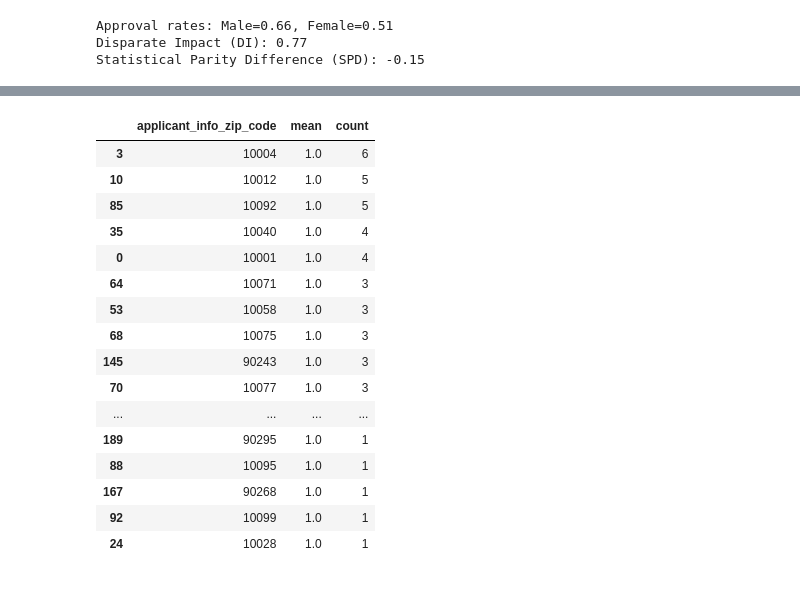
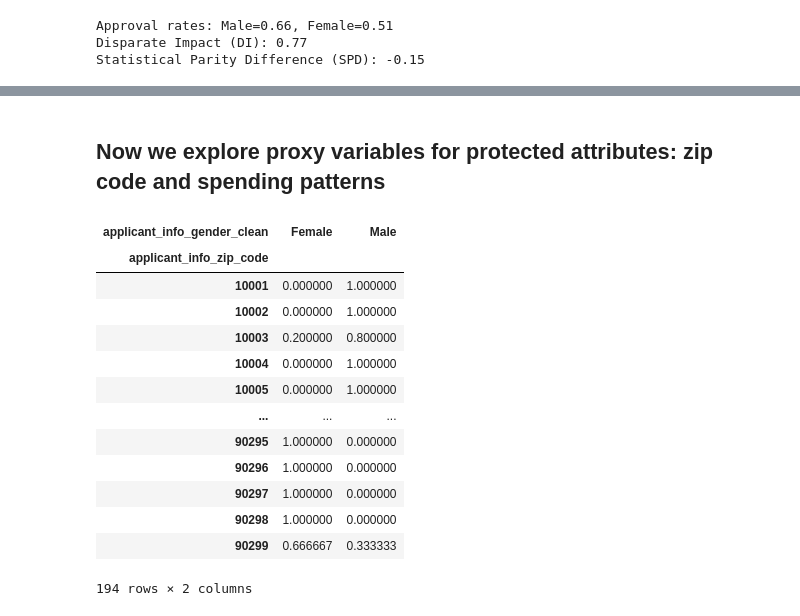
Before and after one commit to RubenVet9938/dego-project-team8, a Jupyter notebook: notebooks/02-bias-analysis.ipynb, the cells around one changed output, grey strips where cells are left out. Saved outputs shown, nothing was run; the diff lists cells and outputs as text; code cells hidden in the pictures; blank space fills up the shorter version.

Commit message:
-finished spending pattern analysis
-tidied up notebook for presentation

```diff
--- a/notebooks/02-bias-analysis.ipynb
+++ b/notebooks/02-bias-analysis.ipynb
@@ -365,20 +373,26 @@ sns.histplot(data=df_explore_zip_code_bias, x="mean")
+# %% [markdown]
+## Now we explore proxy variables for protected attributes: zip code and spending patterns
 # %%
-df_explore_zip_code_bias[df_explore_zip_code_bias['mean'] == 1].sort_values('count', ascending=False)
+zip_gender = (
+    df_analysis
+    .groupby("applicant_info_zip_code")["applicant_info_gender_clean"]
+    .value_counts(normalize=True)
+    .unstack()
+).fillna(0)
+
+zip_gender
 # %% [output]
-|  | applicant_info_zip_code | mean | count |
-| 3 | 10004 | 1.0 | 6 |
-| 10 | 10012 | 1.0 | 5 |
-| 85 | 10092 | 1.0 | 5 |
-| 35 | 10040 | 1.0 | 4 |
-| 0 | 10001 | 1.0 | 4 |
-| 64 | 10071 | 1.0 | 3 |
-| 53 | 10058 | 1.0 | 3 |
-| 68 | 10075 | 1.0 | 3 |
-| 145 | 90243 | 1.0 | 3 |
-| 70 | 10077 | 1.0 | 3 |
-| ... | ... | ... | ... |
-| 189 | 90295 | 1.0 | 1 |
-| 88 | 10095 | 1.0 | 1 |
-| 167 | 90268 | 1.0 | 1 |
-| 92 | 10099 | 1.0 | 1 |
-| 24 | 10028 | 1.0 | 1 |
+| applicant_info_gender_clean | Female | Male |
+| applicant_info_zip_code |  |  |
+| 10001 | 0.000000 | 1.000000 |
+| 10002 | 0.000000 | 1.000000 |
+| 10003 | 0.200000 | 0.800000 |
+| 10004 | 0.000000 | 1.000000 |
+| 10005 | 0.000000 | 1.000000 |
+| ... | ... | ... |
+| 90295 | 1.000000 | 0.000000 |
+| 90296 | 1.000000 | 0.000000 |
+| 90297 | 1.000000 | 0.000000 |
+| 90298 | 1.000000 | 0.000000 |
+| 90299 | 0.666667 | 0.333333 |
+194 rows × 2 columns
```
Also changed, not shown: parts of 31 cells of this notebook.
